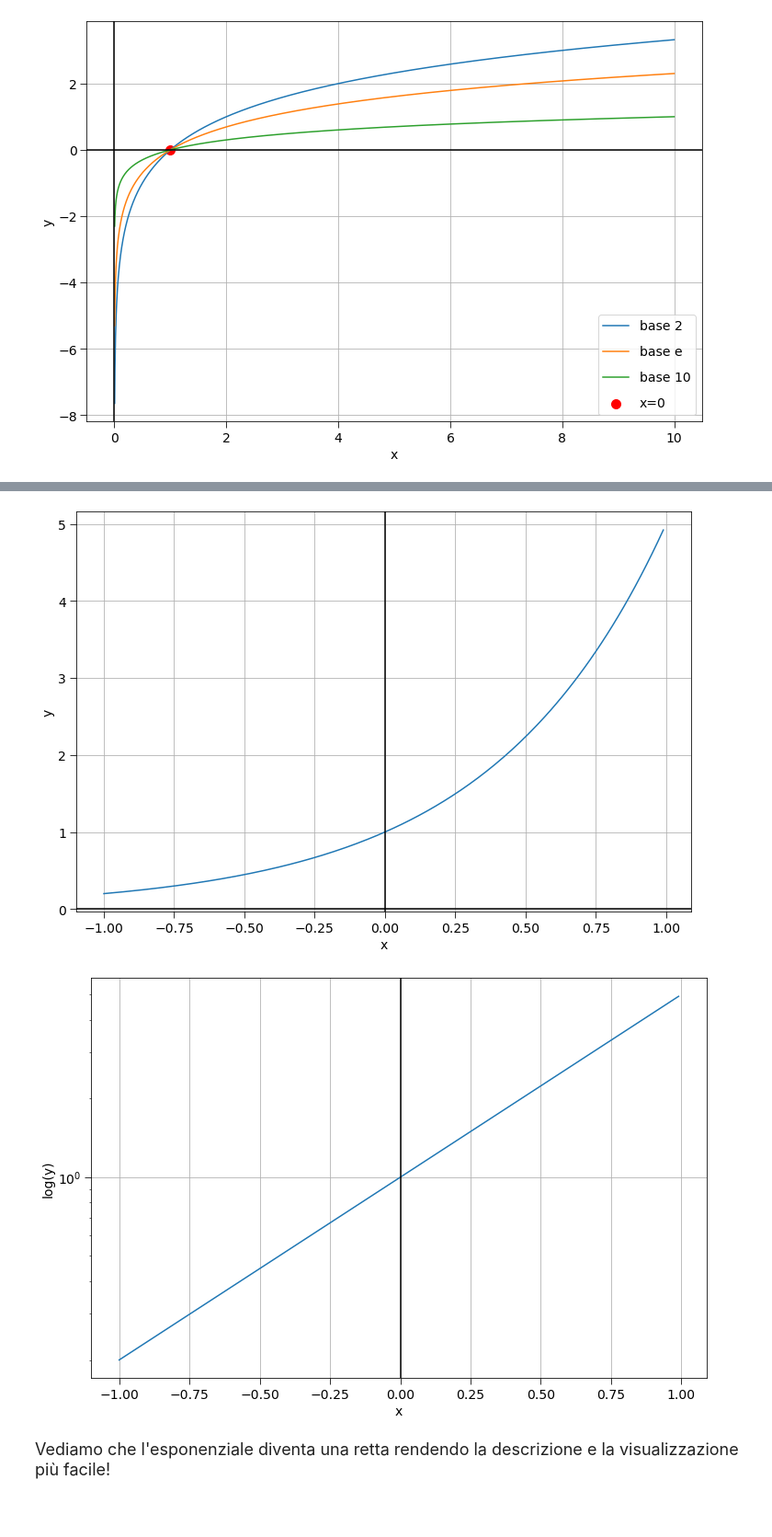
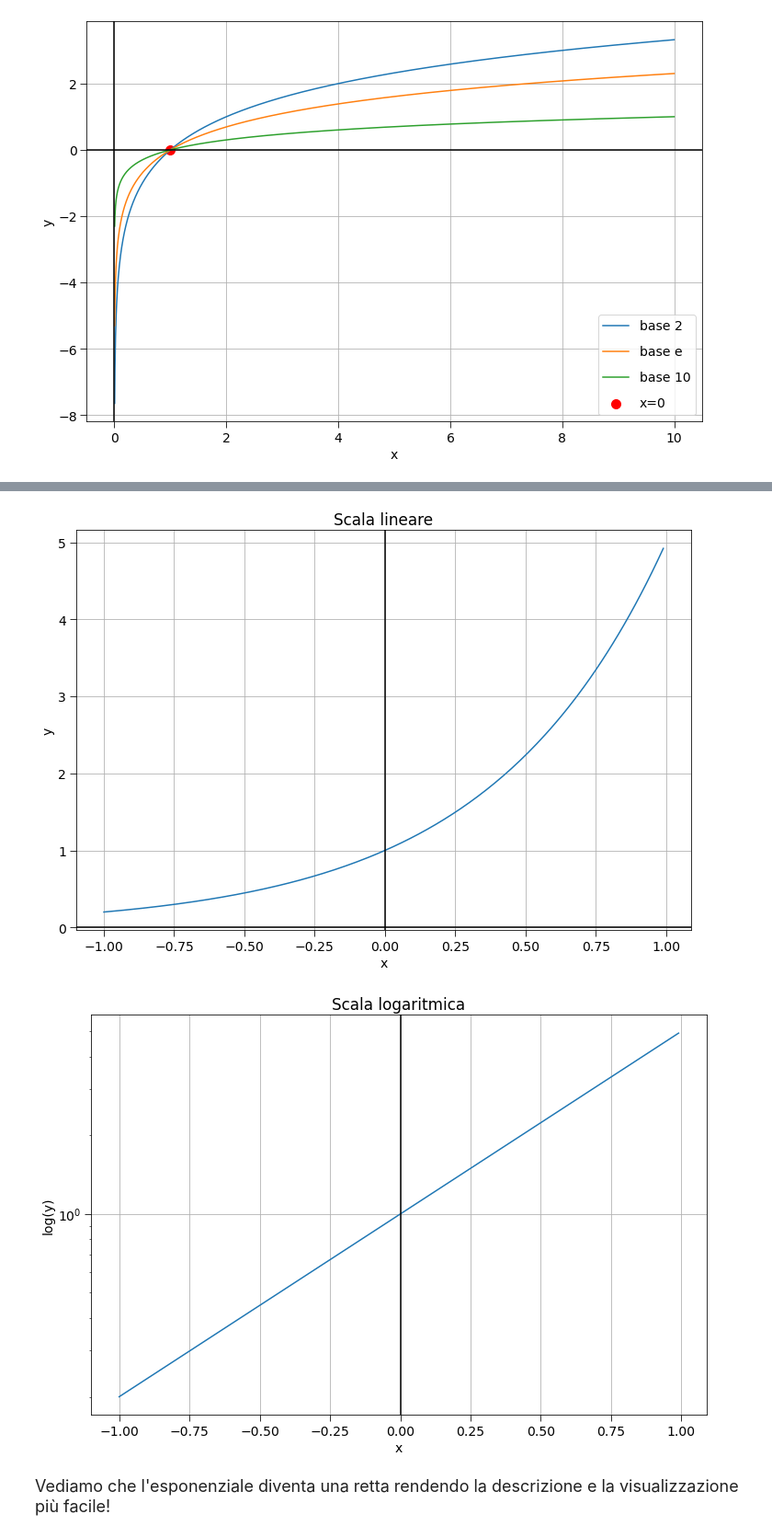
Before and after one commit to Rembardino/Lezioni, a Jupyter notebook: Esponenziali_Logaritmi.ipynb, the cells around one changed output, grey strips where cells are left out. Shown at 92% size. Saved outputs shown, nothing was run; the diff lists cells and outputs as text; code cells hidden in the pictures; blank space fills up the shorter version.

```diff
--- a/Esponenziali_Logaritmi.ipynb
+++ b/Esponenziali_Logaritmi.ipynb
@@ -273,35 +381,37 @@ Un'altra applicazione è quella di visualizzare delle grandezze in grafici dove
 #logaritmo
 
 import matplotlib as mpl, matplotlib.pyplot as plt
 import matplotlib.pyplot as plt
 import numpy as np
 #x=np.arange(0.005,1.1,0.005) #per vedere meglio i valori di x < 1
 x=np.arange(-1,1,0.01) #per vedere meglio i valori di x > 1
 
 y=5**x # la nostra funzione
 
 #!non modificare!#
 plt.figure()
 plt.grid()
 plt.plot(x,y)
+plt.title("Scala lineare")
 plt.xlabel("x")
 plt.ylabel("y")
 plt.axhline(y=0, color='k')
 plt.axvline(x=0, color='k')
 plt.show()
 
 plt.figure()
 plt.grid()
 plt.yscale('log')
 plt.plot(x,y)
+plt.title("Scala logaritmica")
 plt.xlabel("x")
 plt.ylabel("log(y)") #asse y è in scala logaritmica
 plt.axhline(y=0, color='k')
 plt.axvline(x=0, color='k')
 plt.show()
 # %% [output]
-[figure, old version]
+[figure, new version]
-[figure, old version]
+[figure, new version]
 # %% [markdown]
  <font size="4"> Vediamo che l'esponenziale diventa una retta rendendo la descrizione e la visualizzazione più facile!
 # %% [markdown]
```
Also changed, not shown: parts of 24 cells of this notebook.
